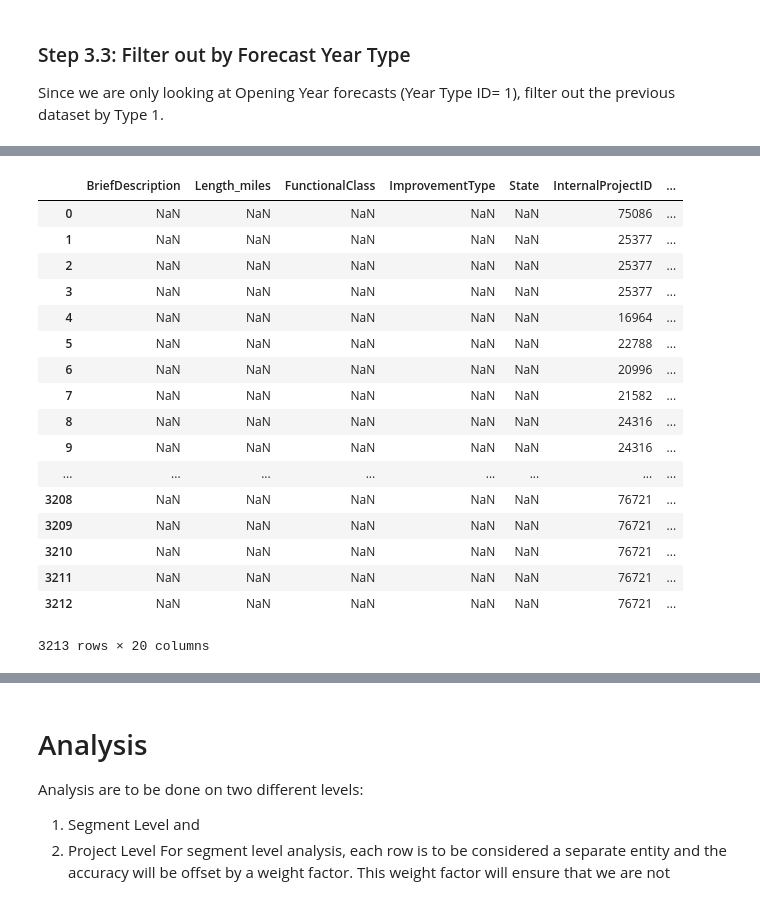
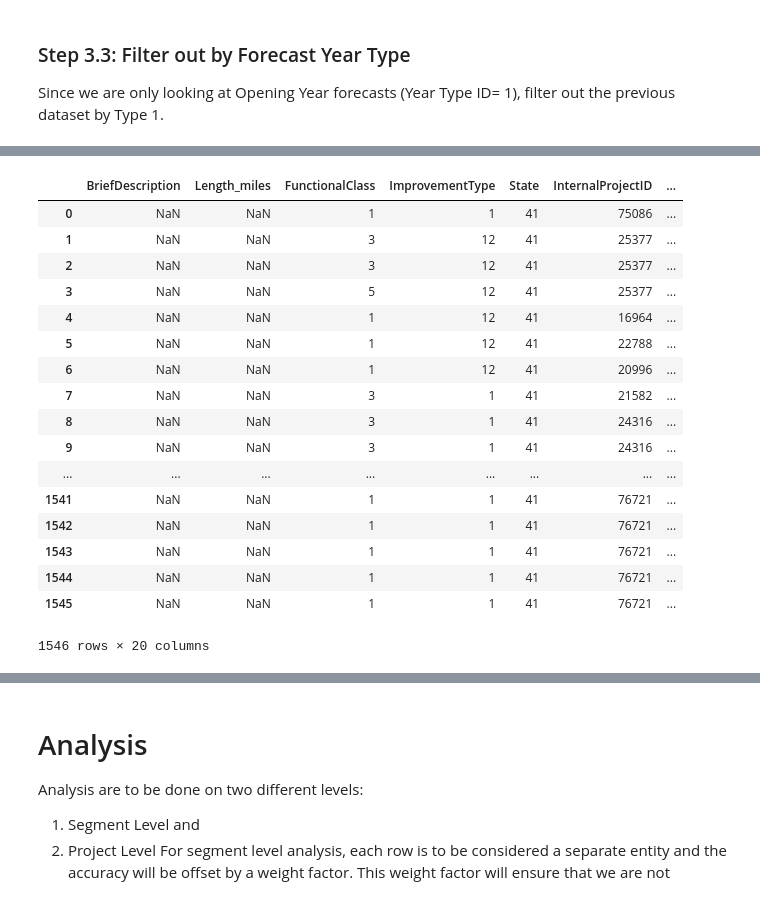
Before and after one commit to jawadmhoque/accuracy-assessment, a Jupyter notebook: Accuracy Algorithm.ipynb, the cells around one changed output, grey strips where cells are left out. Drawn from its saved outputs; the diff is of its cells as text; code cells hidden in the pictures.

```diff
--- a/Accuracy Algorithm.ipynb
+++ b/Accuracy Algorithm.ipynb
@@ -171,25 +238,25 @@ flatdata_adjusted.to_csv('flatdata_adjusted.csv')
 # %%
-ohio_adjusted=pd.read_csv('Ohio_Adjusted.csv')
+ohio_adjusted=pd.read_csv('Ohio_Adjusted2.csv')
 ohio_adjusted
 # %% [output]
 |  | BriefDescription | Length_miles | FunctionalClass | ImprovementType | State | InternalProjectID | ... |
-| 0 | NaN | NaN | NaN | NaN | NaN | 75086 | ... |
-| 1 | NaN | NaN | NaN | NaN | NaN | 25377 | ... |
-| 2 | NaN | NaN | NaN | NaN | NaN | 25377 | ... |
-| 3 | NaN | NaN | NaN | NaN | NaN | 25377 | ... |
-| 4 | NaN | NaN | NaN | NaN | NaN | 16964 | ... |
-| 5 | NaN | NaN | NaN | NaN | NaN | 22788 | ... |
-| 6 | NaN | NaN | NaN | NaN | NaN | 20996 | ... |
-| 7 | NaN | NaN | NaN | NaN | NaN | 21582 | ... |
-| 8 | NaN | NaN | NaN | NaN | NaN | 24316 | ... |
-| 9 | NaN | NaN | NaN | NaN | NaN | 24316 | ... |
+| 0 | NaN | NaN | 1 | 1 | 41 | 75086 | ... |
+| 1 | NaN | NaN | 3 | 12 | 41 | 25377 | ... |
+| 2 | NaN | NaN | 3 | 12 | 41 | 25377 | ... |
+| 3 | NaN | NaN | 5 | 12 | 41 | 25377 | ... |
+| 4 | NaN | NaN | 1 | 12 | 41 | 16964 | ... |
+| 5 | NaN | NaN | 1 | 12 | 41 | 22788 | ... |
+| 6 | NaN | NaN | 1 | 12 | 41 | 20996 | ... |
+| 7 | NaN | NaN | 3 | 1 | 41 | 21582 | ... |
+| 8 | NaN | NaN | 3 | 1 | 41 | 24316 | ... |
+| 9 | NaN | NaN | 3 | 1 | 41 | 24316 | ... |
 | ... | ... | ... | ... | ... | ... | ... | ... |
-| 3208 | NaN | NaN | NaN | NaN | NaN | 76721 | ... |
-| 3209 | NaN | NaN | NaN | NaN | NaN | 76721 | ... |
-| 3210 | NaN | NaN | NaN | NaN | NaN | 76721 | ... |
-| 3211 | NaN | NaN | NaN | NaN | NaN | 76721 | ... |
-| 3212 | NaN | NaN | NaN | NaN | NaN | 76721 | ... |
+| 1541 | NaN | NaN | 1 | 1 | 41 | 76721 | ... |
+| 1542 | NaN | NaN | 1 | 1 | 41 | 76721 | ... |
+| 1543 | NaN | NaN | 1 | 1 | 41 | 76721 | ... |
+| 1544 | NaN | NaN | 1 | 1 | 41 | 76721 | ... |
+| 1545 | NaN | NaN | 1 | 1 | 41 | 76721 | ... |
-3213 rows × 20 columns
+1546 rows × 20 columns
 # %%
 flatdata_adjusted2=flatdata_adjusted.append(ohio_adjusted,ignore_index=True)
 flatdata_adjusted2
```
Also changed, not shown: parts of 11 cells of this notebook, 14 other files.
